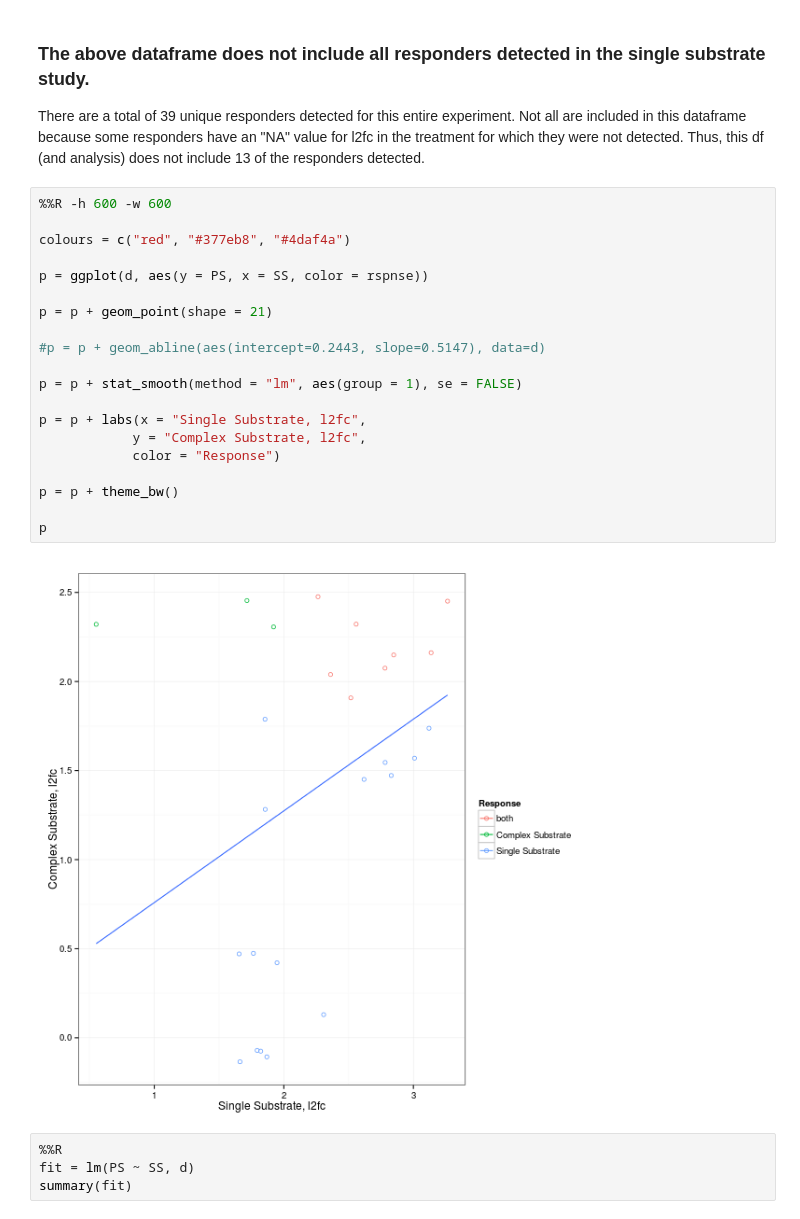
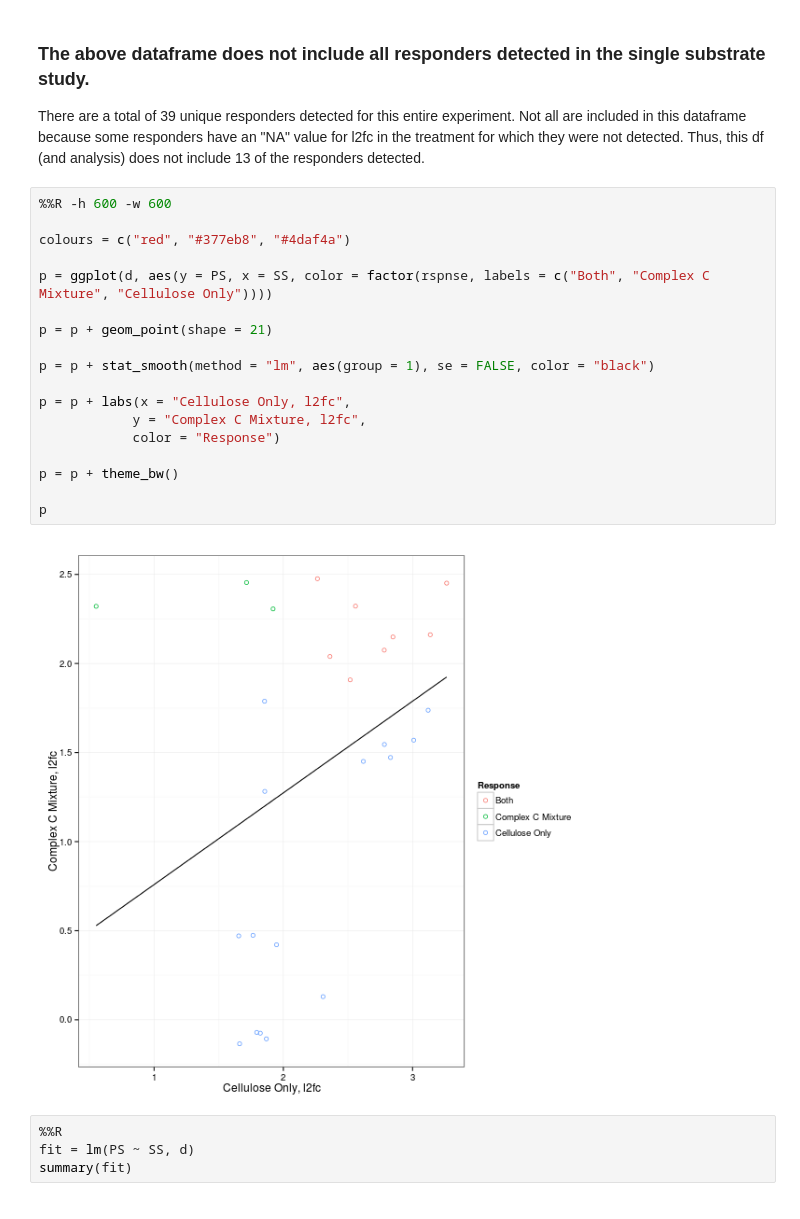
Before and after one commit to acampbellina/single_substrate, a Jupyter notebook: LinReg_only_respdrs.ipynb, the cells around one changed output. Cells and saved outputs as stored; diff of their text form.

Commit message:
edit axis and legends, make pngs

```diff
--- a/LinReg_only_respdrs.ipynb
+++ b/LinReg_only_respdrs.ipynb
@@ -167,25 +167,23 @@ they were not detected.  Thus, this df (and analysis) does not include 13 of the
 # %%
 %%R -h 600 -w 600
 
 colours = c("red", "#377eb8", "#4daf4a")
 
-p = ggplot(d, aes(y = PS, x = SS, color = rspnse))
+p = ggplot(d, aes(y = PS, x = SS, color = factor(rspnse, labels = c("Both", "Complex C Mixture", "Cellulose Only"))))
 
 p = p + geom_point(shape = 21)
 
-#p = p + geom_abline(aes(intercept=0.2443, slope=0.5147), data=d)
+p = p + stat_smooth(method = "lm", aes(group = 1), se = FALSE, color = "black")
 
-p = p + stat_smooth(method = "lm", aes(group = 1), se = FALSE)
-
-p = p + labs(x = "Single Substrate, l2fc",
-            y = "Complex Substrate, l2fc",
+p = p + labs(x = "Cellulose Only, l2fc",
+            y = "Complex C Mixture, l2fc",
             color = "Response")
 
 p = p + theme_bw()
 
 p
 # %% [output]
-[figure, old version]
+[figure, new version]
 # %%
 %%R
 fit = lm(PS ~ SS, d)
```
Also changed, not shown: parts of 3 cells of this notebook.
